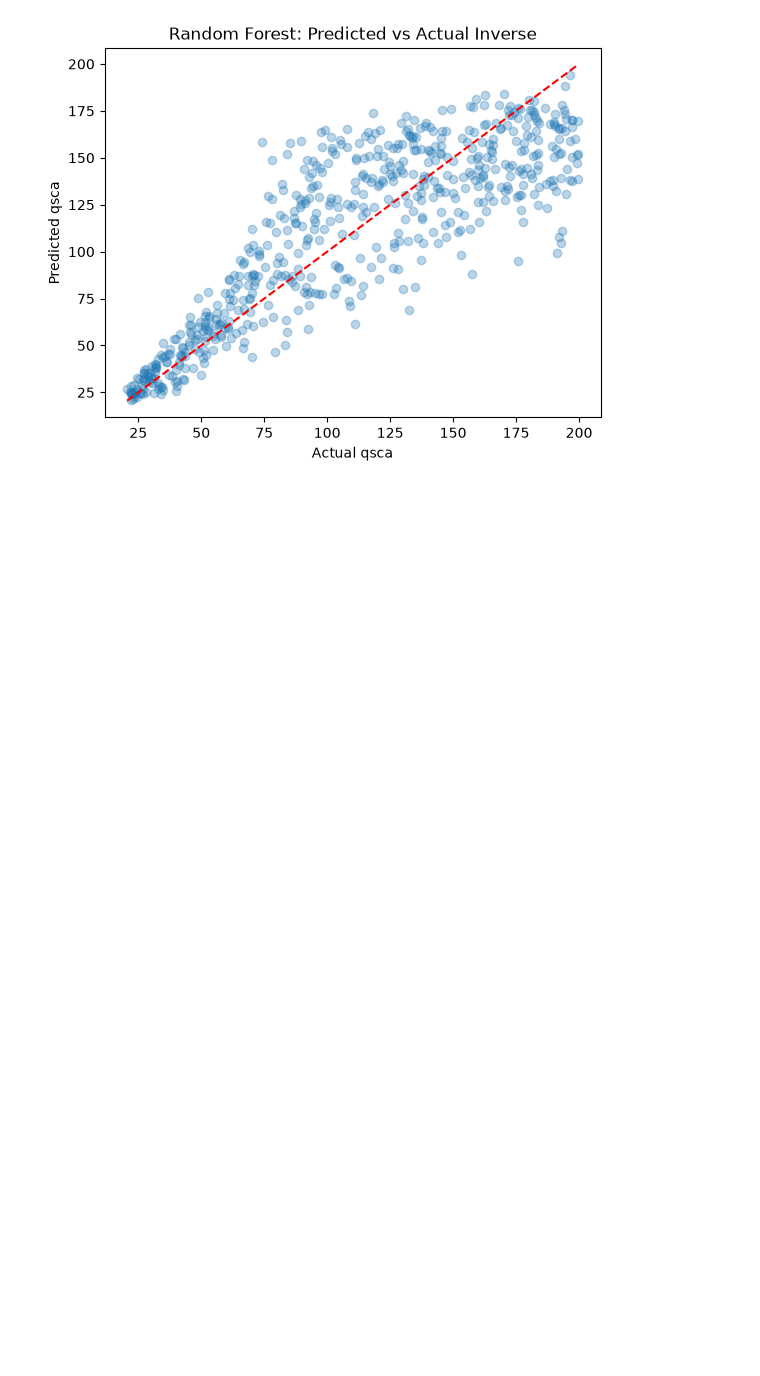
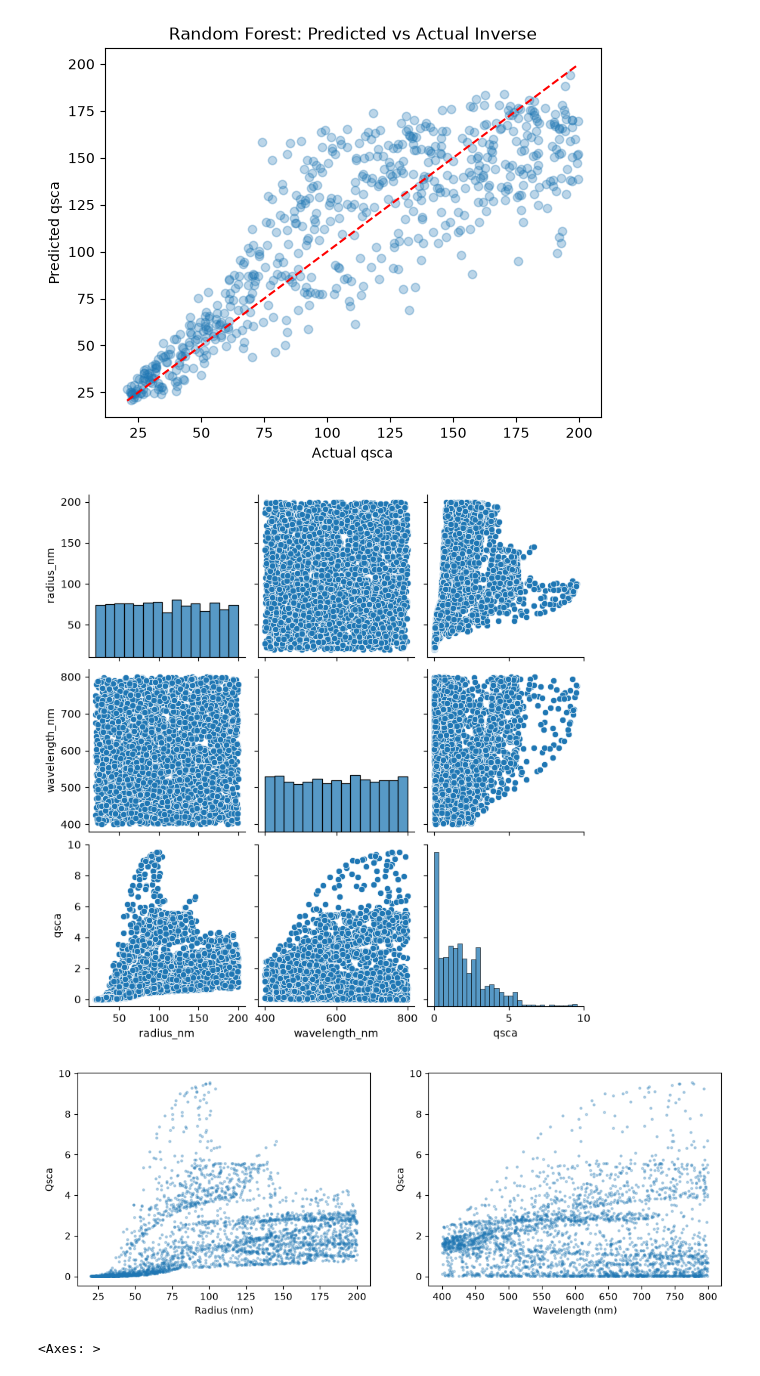
Before and after one commit to gummymule/mie-scatt-forward-predict, a Jupyter notebook: index.ipynb, the cells around one changed output. Drawn from its saved outputs; the diff is of its cells as text; code cells hidden in the pictures; blank space fills up the shorter version.

```diff
--- a/index.ipynb
+++ b/index.ipynb
@@ -114,0 +138,42 @@ Text(0.5, 1.0, 'Random Forest: Predicted vs Actual Inverse')
+# %%
+n_samples = 3000
+np.random.seed(42)
+
+wavelength = np.random.uniform(400, 800, n_samples)
+radius = np.random.uniform(20, 200, n_samples)
+diameter = 2 * radius
+
+wl_um = wavelength / 1000
+m = n_interp_si(wl_um) - 1j * k_interp_si(wl_um)
+
+qext, qsca, qback, g = mie.efficiencies(m, diameter, wavelength)
+
+df = pd.DataFrame({
+  "radius_nm": radius,
+  "wavelength_nm": wavelength,
+  "n_real": m.real,
+  "k_imag": -m.imag,
+  "qsca": qsca,
+  "qext": qext
+})
+# %%
+import matplotlib.pyplot as plt
+import seaborn as sns
+
+df.describe()
+
+sns.pairplot(df[["radius_nm", "wavelength_nm", "qsca"]])
+plt.show()
+
+fig, axes = plt.subplots(1, 2, figsize=(12, 4))
+axes[0].scatter(df["radius_nm"], df["qsca"], alpha=0.3, s=5)
+axes[0].set_xlabel("Radius (nm)"); axes[0].set_ylabel("Qsca")
+axes[1].scatter(df["wavelength_nm"], df["qsca"], alpha=0.3, s=5)
+axes[1].set_xlabel("Wavelength (nm)"); axes[1].set_ylabel("Qsca")
+plt.show()
+
+sns.heatmap(df[["radius_nm", "wavelength_nm", "n_real", "k_imag", "qsca", "qext"]].corr(), annot=True)
+# %% [output]
+[figure, added]
+[figure, added]
+<Axes: >
```
Also changed, not shown: parts of 14 cells of this notebook, 2 other files.
